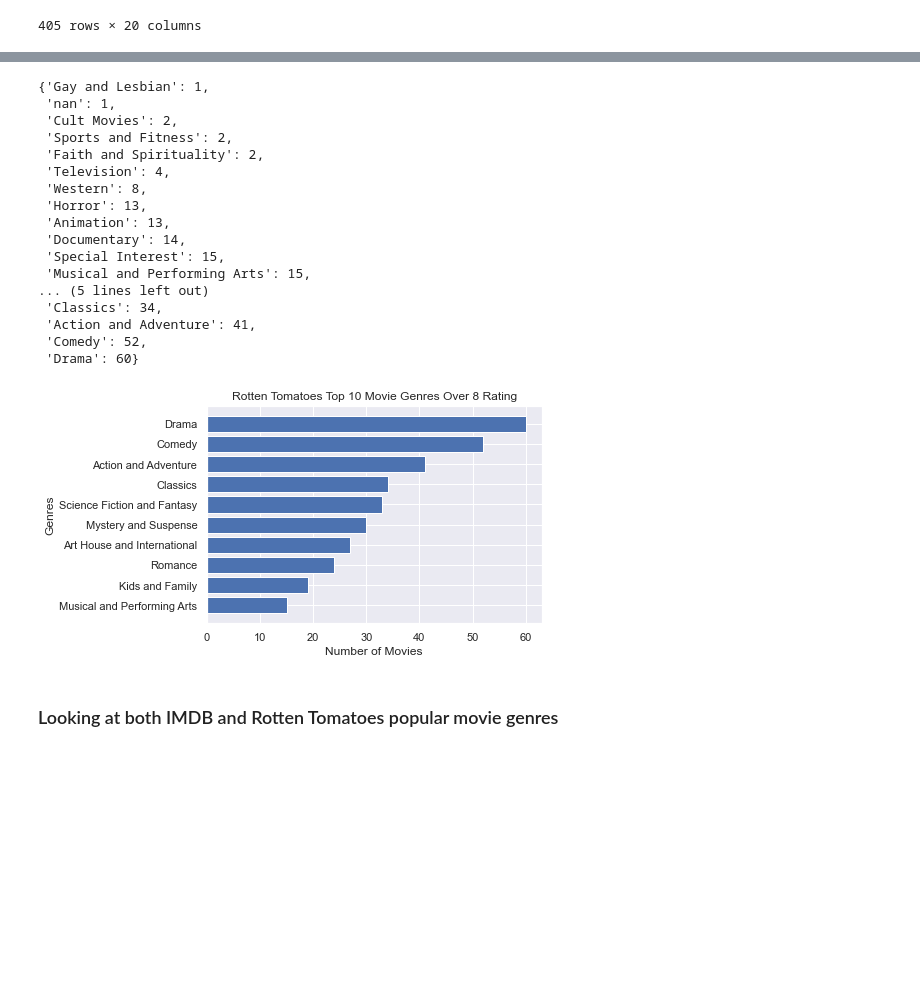
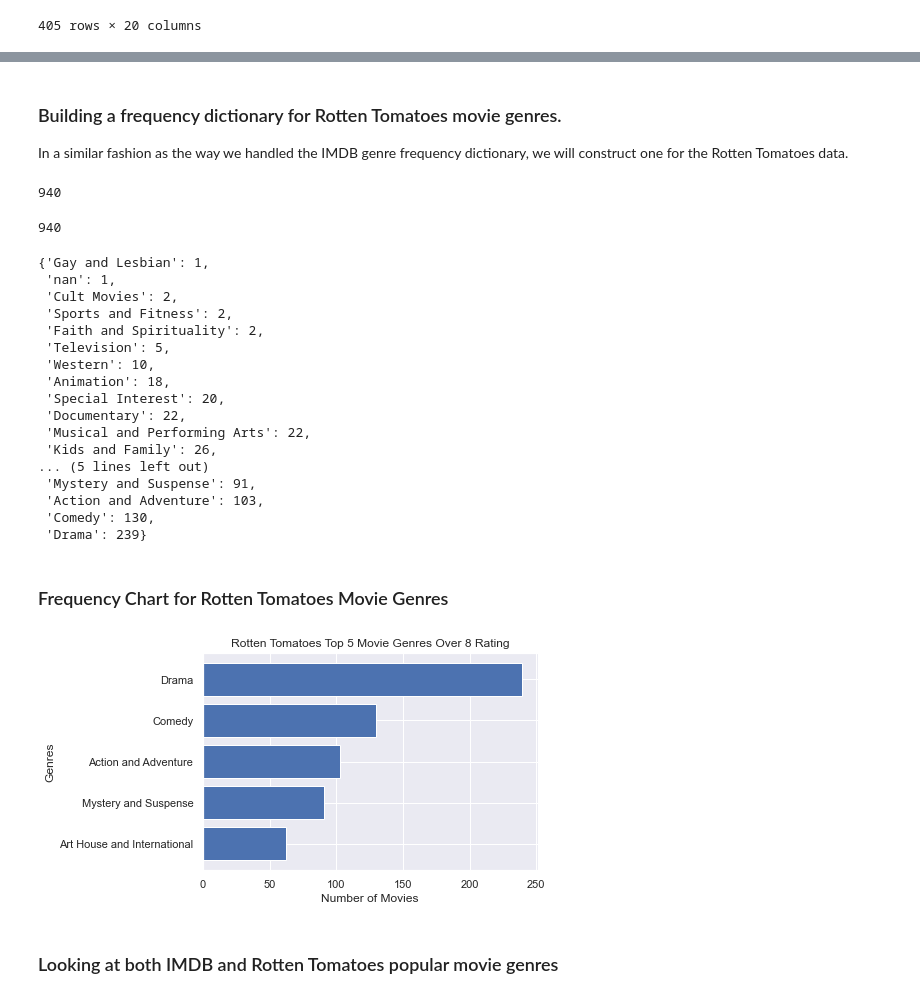
Before and after one commit to zach-hanly/microsoft_movie_project, a Jupyter notebook: jerry/Movie Genres Popularity (Frequency).ipynb, the cells around one changed output, grey strips where cells are left out. Drawn from its saved outputs; the diff is of its cells as text; code cells hidden in the pictures; blank space fills up the shorter version.

```diff
--- a/jerry/Movie Genres Popularity (Frequency).ipynb
+++ b/jerry/Movie Genres Popularity (Frequency).ipynb
@@ -93,4 +99,5 @@ As we can see, the runtime_minutes is the only column with missing data. Since w
 # %% [markdown]
 We want to know which movie genres are popular. The way we will distinguish which genres are popular will be to look at the movies that were rated at least an 8.
 # %%
-ratings_over_8 = imdb_basics_rating_df[imdb_basics_rating_df['averagerating'] >= 8]
+ratings_over_8 = imdb_basics_rating[imdb_basics_rating['averagerating'] >= 8]
+ratings_over_8.shape
@@ -280,25 +304,34 @@ Data columns (total 20 columns):
  19  freshnum           405 non-null    float64
 dtypes: float64(4), object(16)
 memory usage: 66.4+ KB
+# %% [markdown]
+### Building a frequency dictionary for Rotten Tomatoes movie genres.
+In a similar fashion as the way we handled the IMDB genre frequency dictionary, we will construct one for the Rotten Tomatoes data.
 # %%
-genres = list(ratings_over_8['genre'].unique())
-x = []
-
+genres = list(ratings_over_8['genre'])
+genres_list_2 = []
 for genre in genres:
-    x.append(str(genre).split('|'))
-
-
-genres_freq = {}
-
-for lists in x:
-    for genre in lists:
-        if genre in genres_freq:
-            genres_freq[genre] += 1
-        else:
-            genres_freq[genre] = 1
+    List = str(genre).split('|')
+    for individual_genre in List:
+        genres_list_2.append(individual_genre)
+len(genres_list_2)
+# %% [output]
+940
+# %%
+genre_frequency_2 = {}
+for element in genres_list_2:
+    if element in genre_frequency_2:
+        genre_frequency_2[element] += 1
+    else:
+        genre_frequency_2[element] = 1
+genre_frequency_2
+
+count = sum(list(genre_frequency_2.values()))
+count
+# %% [output]
+940
 # %%
-genres_freq
-sorted_rt_genres = {k: v for k, v in sorted(genres_freq.items(), key=lambda item: item[1])}
+sorted_rt_genres = {k: v for k, v in sorted(genre_frequency_2.items(), key=lambda item: item[1])}
 sorted_rt_genres
 # %% [output]
 {'Gay and Lesbian': 1,
@@ -306,29 +339,31 @@ sorted_rt_genres
  'Cult Movies': 2,
  'Sports and Fitness': 2,
  'Faith and Spirituality': 2,
- 'Television': 4,
- 'Western': 8,
- 'Horror': 13,
- 'Animation': 13,
- 'Documentary': 14,
- 'Special Interest': 15,
- 'Musical and Performing Arts': 15,
+ 'Television': 5,
+ 'Western': 10,
+ 'Animation': 18,
+ 'Special Interest': 20,
+ 'Documentary': 22,
+ 'Musical and Performing Arts': 22,
+ 'Kids and Family': 26,
 ... (5 lines left out)
- 'Classics': 34,
- 'Action and Adventure': 41,
- 'Comedy': 52,
- 'Drama': 60}
+ 'Mystery and Suspense': 91,
+ 'Action and Adventure': 103,
+ 'Comedy': 130,
+ 'Drama': 239}
+# %% [markdown]
+### Frequency Chart for Rotten Tomatoes Movie Genres
 # %%
-x = list(sorted_rt_genres.keys())[11:]
-y = list(sorted_rt_genres.values())[11:]
+x = list(sorted_rt_genres.keys())[16:]
+y = list(sorted_rt_genres.values())[16:]
 
 fig, ax = plt.subplots()
 ax.barh(x,y)
-ax.set_title('Rotten Tomatoes Top 10 Movie Genres Over 8 Rating')
+ax.set_title('Rotten Tomatoes Top 5 Movie Genres Over 8 Rating')
 ax.set_xlabel('Number of Movies')
 ax.set_ylabel('Genres');
 # %% [output]
-[figure, old version]
+[figure, new version]
 # %% [markdown]
 ### Looking at both IMDB and Rotten Tomatoes popular movie genres
 # %%
```
Also changed, not shown: parts of 27 cells of this notebook.
